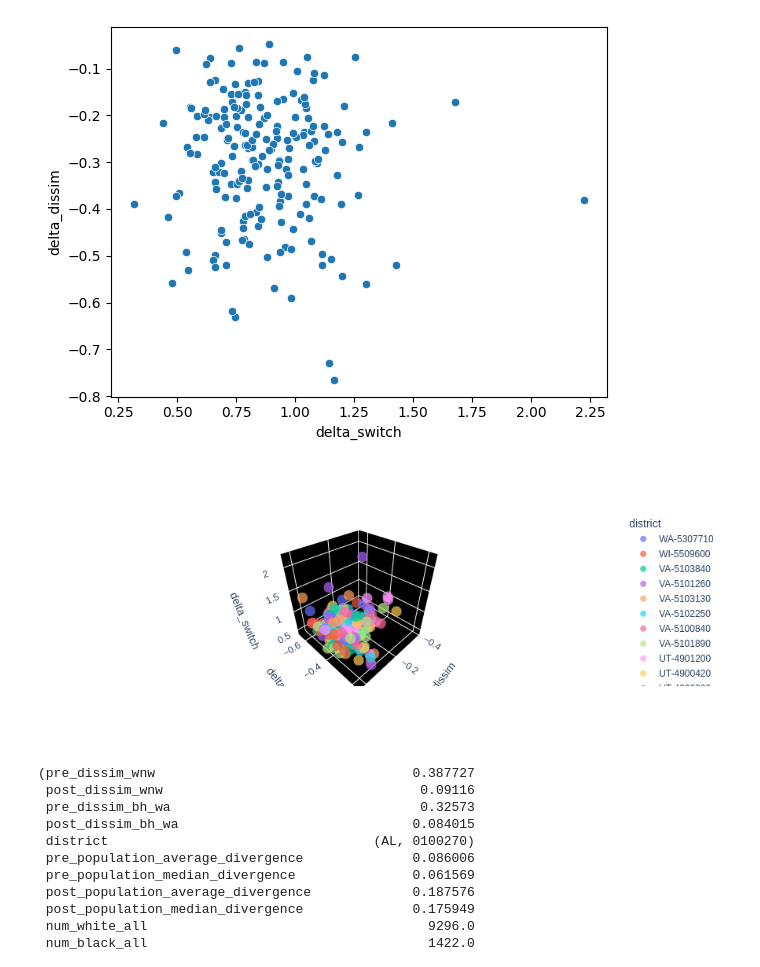
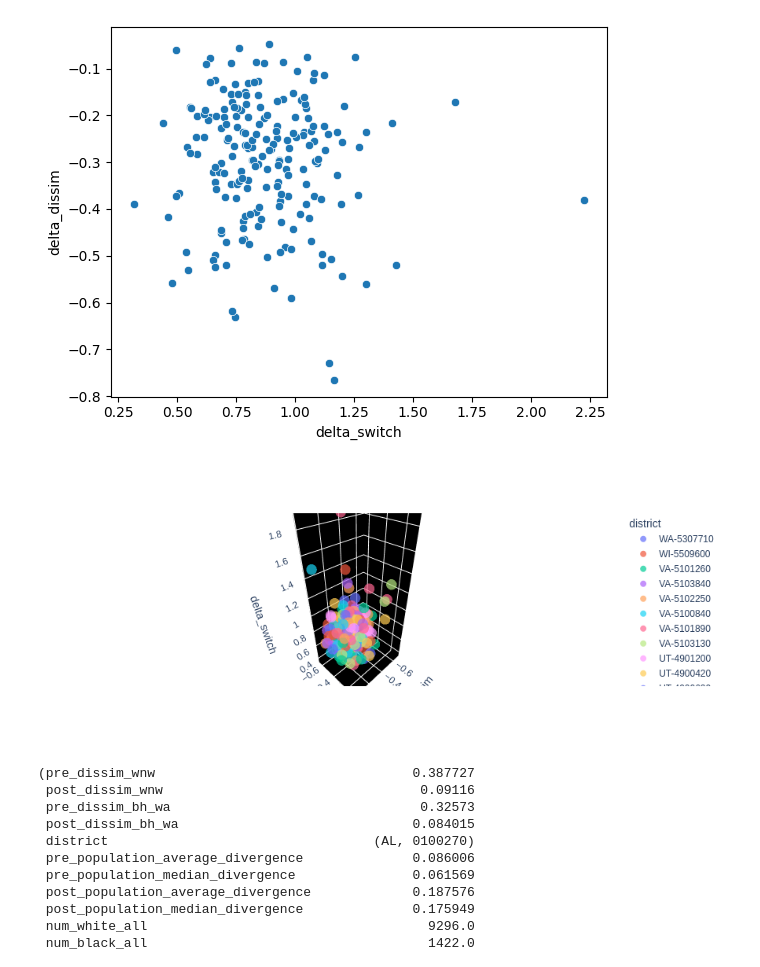
Before and after one commit to Plural-Connections/school-mergers-refactor, a Jupyter notebook: mergers_core/graph.ipynb, the cells around one changed output. Saved outputs shown, nothing was run; the diff lists cells and outputs as text; code cells hidden in the pictures.

Commit message:
graphing stuff

```diff
--- a/mergers_core/graph.ipynb
+++ b/mergers_core/graph.ipynb
@@ -153,15 +149,15 @@ array([[ 1.        , -0.06475716],
        [-0.06475716,  1.        ]])
 [figure]
 # %%
-fig = px.scatter_3d(data[data["objective"] == "population"],
+fig = px.scatter_3d(data[data["objective"] == "both"],
                     x="delta_dissim", y="delta_pop", z="delta_switch",
                     color="district", opacity=0.7)
 fig.update_scenes(xaxis_backgroundcolor="black")
 fig.update_scenes(yaxis_backgroundcolor="black")
 fig.update_scenes(zaxis_backgroundcolor="black")
 fig.show()
 # %% [output]
-[figure, old version]
+[figure, new version]
 # %%
 def data_for(objective):
     return data[data["objective"] == objective].reset_index(drop=True)
```
Also changed, not shown: parts of 1 cell of this notebook.
